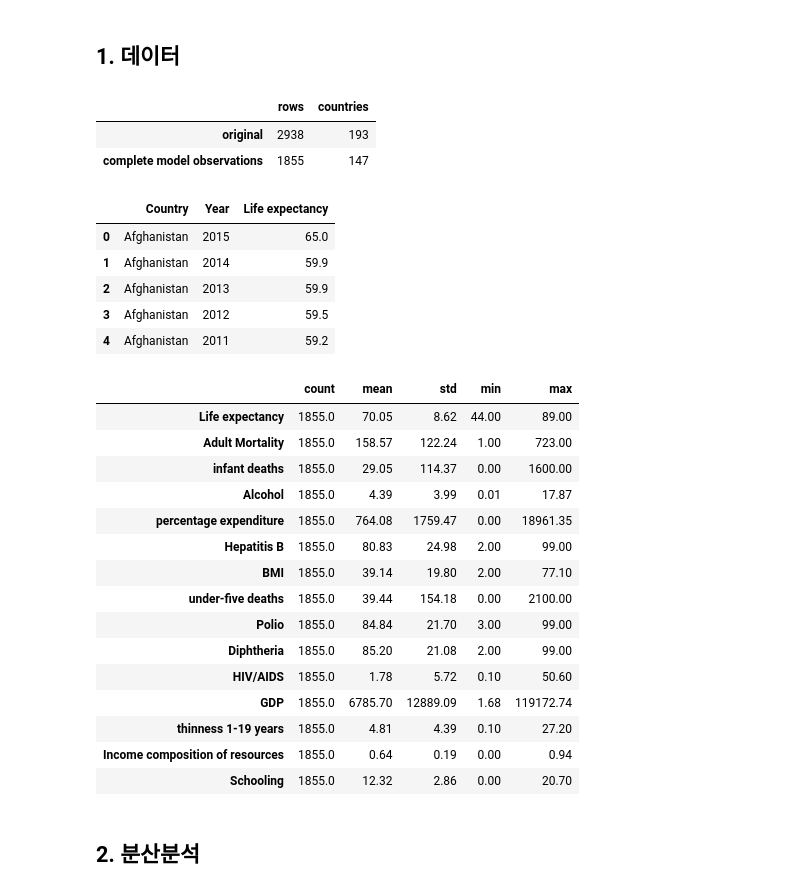
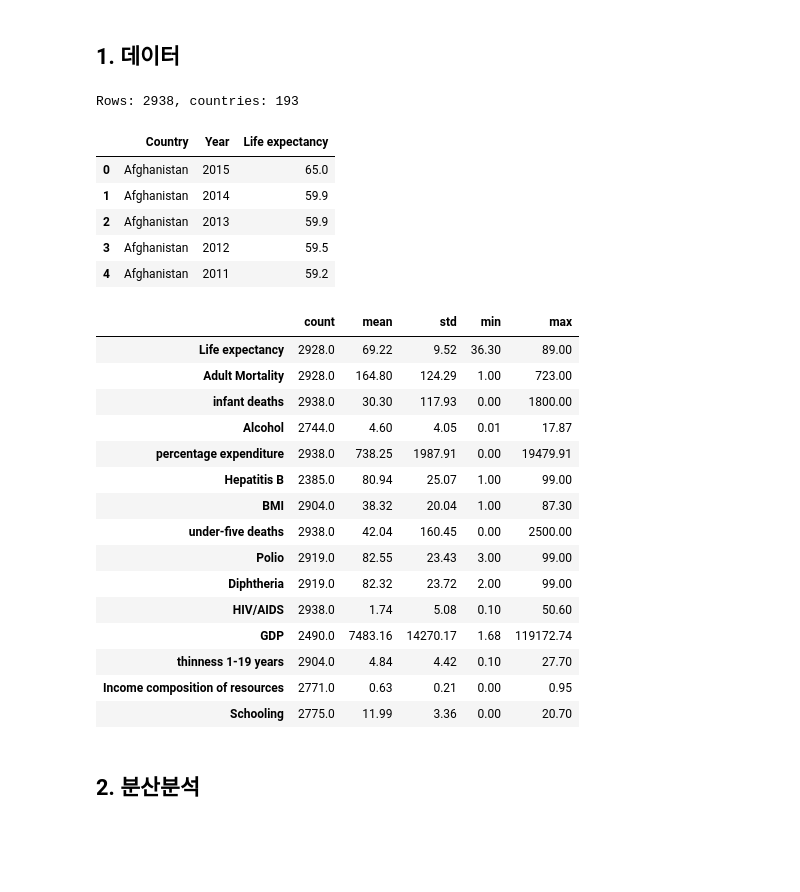
Before and after one commit to num22yh/life-expectancy-ann, a Jupyter notebook: notebooks/life_expectancy_ann.ipynb, the cells around one changed output. Saved outputs shown, nothing was run; the diff lists cells and outputs as text; code cells hidden in the pictures; blank space fills up the shorter version.

```diff
--- a/notebooks/life_expectancy_ann.ipynb
+++ b/notebooks/life_expectancy_ann.ipynb
@@ -22,40 +21,34 @@ from src.anova import run_anova, CANDIDATES
 # %% [markdown]
 ## 1. 데이터
 # %%
-data = prepare_data()
-raw, clean = data['raw'], data['clean']
-display(pd.DataFrame({
-    'rows': [len(raw), len(clean)],
-    'countries': [raw.Country.nunique(), clean.Country.nunique()],
-}, index=['original', 'complete model observations']))
-display(clean[['Country', 'Year', TARGET]].head())
-display(clean[[TARGET, *FEATURES]].describe().T[['count', 'mean', 'std', 'min', 'max']].round(2))
+raw = load_data()
+print(f'Rows: {len(raw)}, countries: {raw.Country.nunique()}')
+display(raw[['Country', 'Year', TARGET]].head())
+display(raw[[TARGET, *FEATURES]].describe().T[['count', 'mean', 'std', 'min', 'max']].round(2))
 # %% [output]
+Rows: 2938, countries: 193
-|  | rows | countries |
-| original | 2938 | 193 |
-| complete model observations | 1855 | 147 |
+|  | Country | Year | Life expectancy |
+| 0 | Afghanistan | 2015 | 65.0 |
+| 1 | Afghanistan | 2014 | 59.9 |
+| 2 | Afghanistan | 2013 | 59.9 |
+| 3 | Afghanistan | 2012 | 59.5 |
+| 4 | Afghanistan | 2011 | 59.2 |
-|  | Country | Year | Life expectancy |
-| 0 | Afghanistan | 2015 | 65.0 |
-| 1 | Afghanistan | 2014 | 59.9 |
-| 2 | Afghanistan | 2013 | 59.9 |
-| 3 | Afghanistan | 2012 | 59.5 |
-| 4 | Afghanistan | 2011 | 59.2 |
+|  | count | mean | std | min | max |
+| Life expectancy | 2928.0 | 69.22 | 9.52 | 36.30 | 89.00 |
+| Adult Mortality | 2928.0 | 164.80 | 124.29 | 1.00 | 723.00 |
+| infant deaths | 2938.0 | 30.30 | 117.93 | 0.00 | 1800.00 |
+| Alcohol | 2744.0 | 4.60 | 4.05 | 0.01 | 17.87 |
+| percentage expenditure | 2938.0 | 738.25 | 1987.91 | 0.00 | 19479.91 |
+| Hepatitis B | 2385.0 | 80.94 | 25.07 | 1.00 | 99.00 |
+| BMI | 2904.0 | 38.32 | 20.04 | 1.00 | 87.30 |
+| under-five deaths | 2938.0 | 42.04 | 160.45 | 0.00 | 2500.00 |
+| Polio | 2919.0 | 82.55 | 23.43 | 3.00 | 99.00 |
+| Diphtheria | 2919.0 | 82.32 | 23.72 | 2.00 | 99.00 |
+| HIV/AIDS | 2938.0 | 1.74 | 5.08 | 0.10 | 50.60 |
+| GDP | 2490.0 | 7483.16 | 14270.17 | 1.68 | 119172.74 |
+| thinness 1-19 years | 2904.0 | 4.84 | 4.42 | 0.10 | 27.70 |
+| Income composition of resources | 2771.0 | 0.63 | 0.21 | 0.00 | 0.95 |
+| Schooling | 2775.0 | 11.99 | 3.36 | 0.00 | 20.70 |
-|  | count | mean | std | min | max |
-| Life expectancy | 1855.0 | 70.05 | 8.62 | 44.00 | 89.00 |
-| Adult Mortality | 1855.0 | 158.57 | 122.24 | 1.00 | 723.00 |
-| infant deaths | 1855.0 | 29.05 | 114.37 | 0.00 | 1600.00 |
-| Alcohol | 1855.0 | 4.39 | 3.99 | 0.01 | 17.87 |
-| percentage expenditure | 1855.0 | 764.08 | 1759.47 | 0.00 | 18961.35 |
-| Hepatitis B | 1855.0 | 80.83 | 24.98 | 2.00 | 99.00 |
-| BMI | 1855.0 | 39.14 | 19.80 | 2.00 | 77.10 |
-| under-five deaths | 1855.0 | 39.44 | 154.18 | 0.00 | 2100.00 |
-| Polio | 1855.0 | 84.84 | 21.70 | 3.00 | 99.00 |
-| Diphtheria | 1855.0 | 85.20 | 21.08 | 2.00 | 99.00 |
-| HIV/AIDS | 1855.0 | 1.78 | 5.72 | 0.10 | 50.60 |
-| GDP | 1855.0 | 6785.70 | 12889.09 | 1.68 | 119172.74 |
-| thinness 1-19 years | 1855.0 | 4.81 | 4.39 | 0.10 | 27.20 |
-| Income composition of resources | 1855.0 | 0.64 | 0.19 | 0.00 | 0.94 |
-| Schooling | 1855.0 | 12.32 | 2.86 | 0.00 | 20.70 |
 # %% [markdown]
 ## 2. 분산분석
 # %%
```
Also changed, not shown: parts of 5 cells of this notebook, 2 other files.
